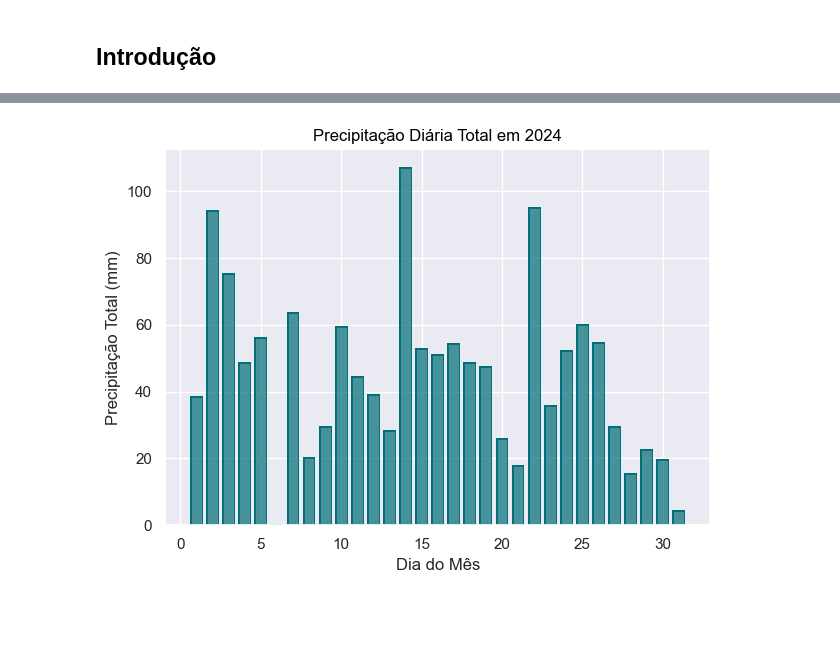
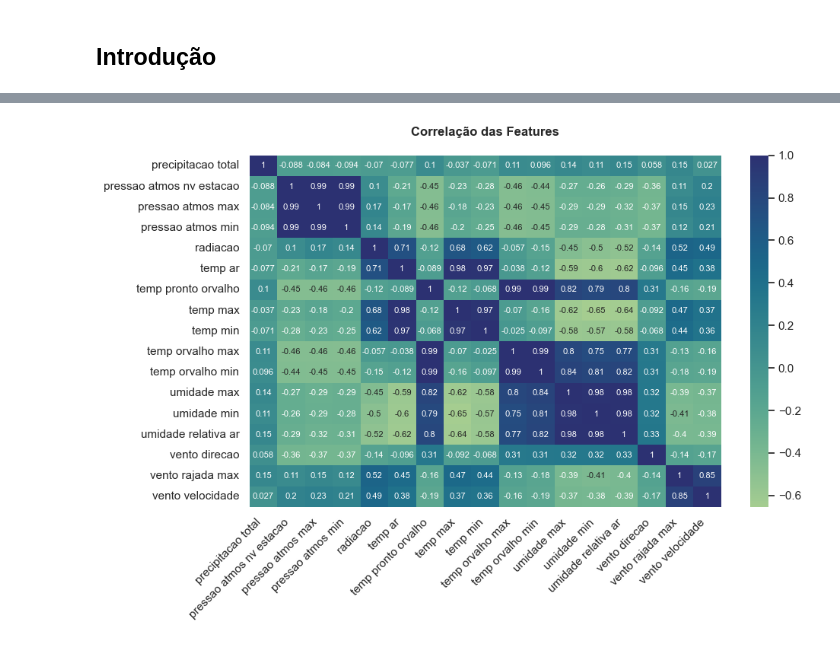
Before and after one commit to Mustasheep/brasilia-weather-forecasting, a Jupyter notebook: notebooks/02_eda.ipynb, the cells around one changed output, grey strips where cells are left out. Saved outputs shown, nothing was run; the diff lists cells and outputs as text; code cells hidden in the pictures; blank space fills up the shorter version.

```diff
--- a/notebooks/02_eda.ipynb
+++ b/notebooks/02_eda.ipynb
@@ -32,5 +32,8 @@
 # %%
 import pandas as pd
 import matplotlib.pyplot as plt
-import seaborn.objects as so
+import seaborn as sns
+
+sns.set_palette(palette="crest")
+sns.set_theme()
 # %%
@@ -47,4 +71,5 @@ df.head()
 # %%
 lista_features = df.columns.to_list()
 colunas_dia_data = lista_features[-9:]
+colunas_sem_data = df.drop(columns=colunas_dia_data).select_dtypes(include='number')
 # %%
@@ -59,16 +84,15 @@ df.describe().drop(columns=colunas_dia_data)
 | 50% | 0.000000 | 887.800000 | 888.000000 | 887.500000 | 173.061540 | 21.500000 | ... |
 | 75% | 0.000000 | 889.500000 | 889.700000 | 889.300000 | 1526.550000 | 24.800000 | ... |
 | max | 35.200000 | 895.200000 | 895.200000 | 895.100000 | 4080.400000 | 35.400000 | ... |
-# %%
-# Agrupar por dia do mês
-chuva_diaria = df.groupby('dia_do_mes')['precipitacao total'].sum().reset_index()
-
-# Plot
-so.Plot(chuva_diaria['dia_do_mes'],
-        chuva_diaria['precipitacao total'],
-        ).add(so.Bar(color="#006d77")).label(
-                y="Precipitação Total (mm)",
-                x="Dia do Mês",
-                title="Precipitação Diária Total em 2024").show()
-# %% [output]
-[figure, removed]
+# %%
+plt.figure(figsize=(10,6))
+sns.heatmap(colunas_sem_data.corr(),
+            annot=True,
+            annot_kws={'size':8},
+            cmap="crest")
+
+plt.xticks(rotation=45, ha='right')
+plt.title('Correlação das Features\n', fontweight="bold")
+plt.show()
+# %% [output]
+[figure, added]
```
Also changed, not shown: parts of 9 cells of this notebook.
